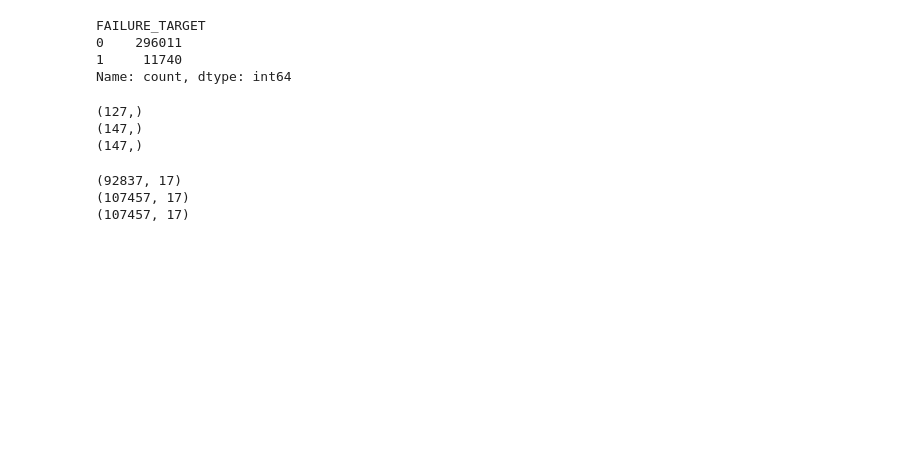
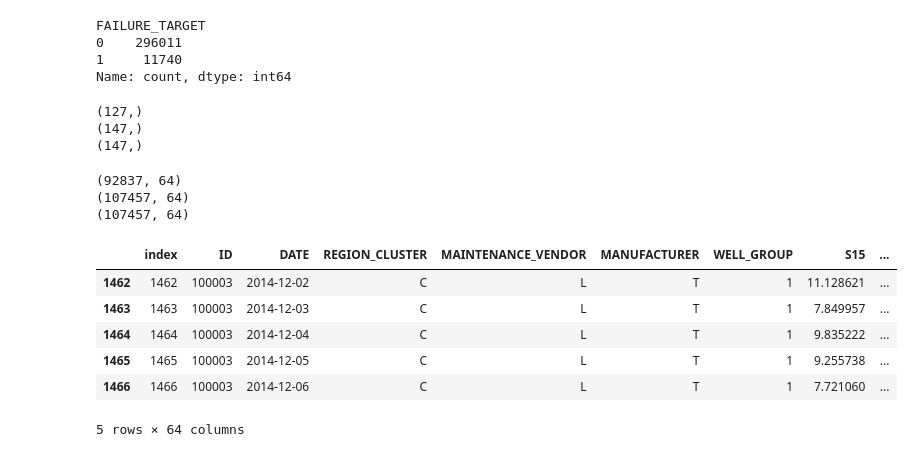
Before and after one commit to amitsas94/equipment_failure, a Jupyter notebook: components/EDA_equipment_failure.ipynb, the cells around one changed output. Cells and saved outputs as stored; diff of their text form; code cells hidden in the pictures; blank space fills up the shorter version.

```diff
--- a/components/EDA_equipment_failure.ipynb
+++ b/components/EDA_equipment_failure.ipynb
@@ -488,14 +488,24 @@ print(test_ids.shape)
 (147,)
 # %%
 # Split the DataFrame based on device IDs
-train_df = df[df['ID'].isin(train_ids)]
-val_df = df[df['ID'].isin(val_ids)]
-test_df = df[df['ID'].isin(test_ids)]
+train_df = df3[df3['ID'].isin(train_ids)]
+val_df = df3[df3['ID'].isin(val_ids)]
+test_df = df3[df3['ID'].isin(test_ids)]
 
 print(val_df.shape)
 print(train_df.shape)
 print(test_df.shape)
 # %% [output]
-(92837, 17)
-(107457, 17)
-(107457, 17)
+(92837, 64)
+(107457, 64)
+(107457, 64)
+# %%
+train_df.head()
+# %% [output]
+|  | index | ID | DATE | REGION_CLUSTER | MAINTENANCE_VENDOR | MANUFACTURER | WELL_GROUP | S15 | ... |
+| 1462 | 1462 | 100003 | 2014-12-02 | C | L | T | 1 | 11.128621 | ... |
+| 1463 | 1463 | 100003 | 2014-12-03 | C | L | T | 1 | 7.849957 | ... |
+| 1464 | 1464 | 100003 | 2014-12-04 | C | L | T | 1 | 9.835222 | ... |
+| 1465 | 1465 | 100003 | 2014-12-05 | C | L | T | 1 | 9.255738 | ... |
+| 1466 | 1466 | 100003 | 2014-12-06 | C | L | T | 1 | 7.721060 | ... |
+5 rows × 64 columns
```
Also changed, not shown: parts of 18 cells of this notebook.
